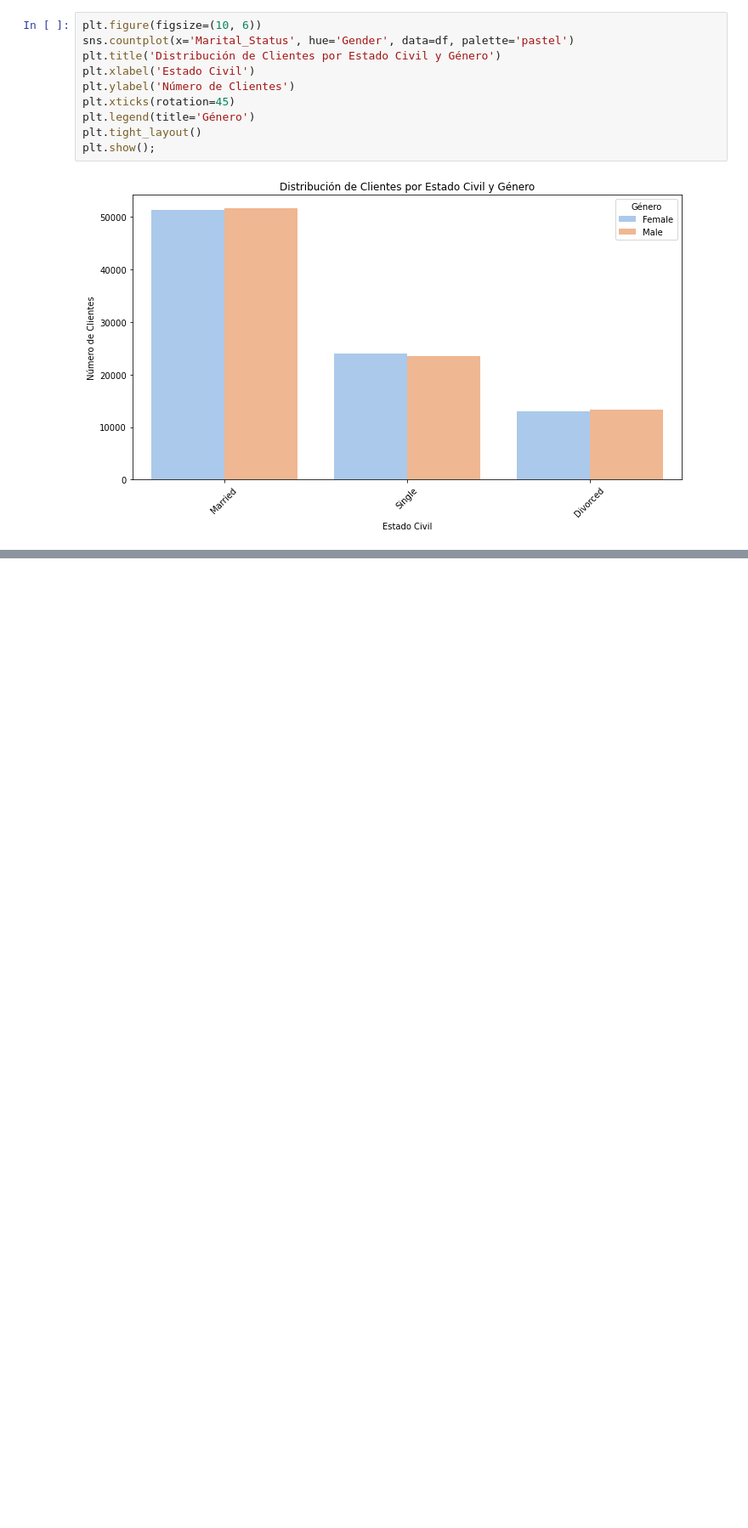
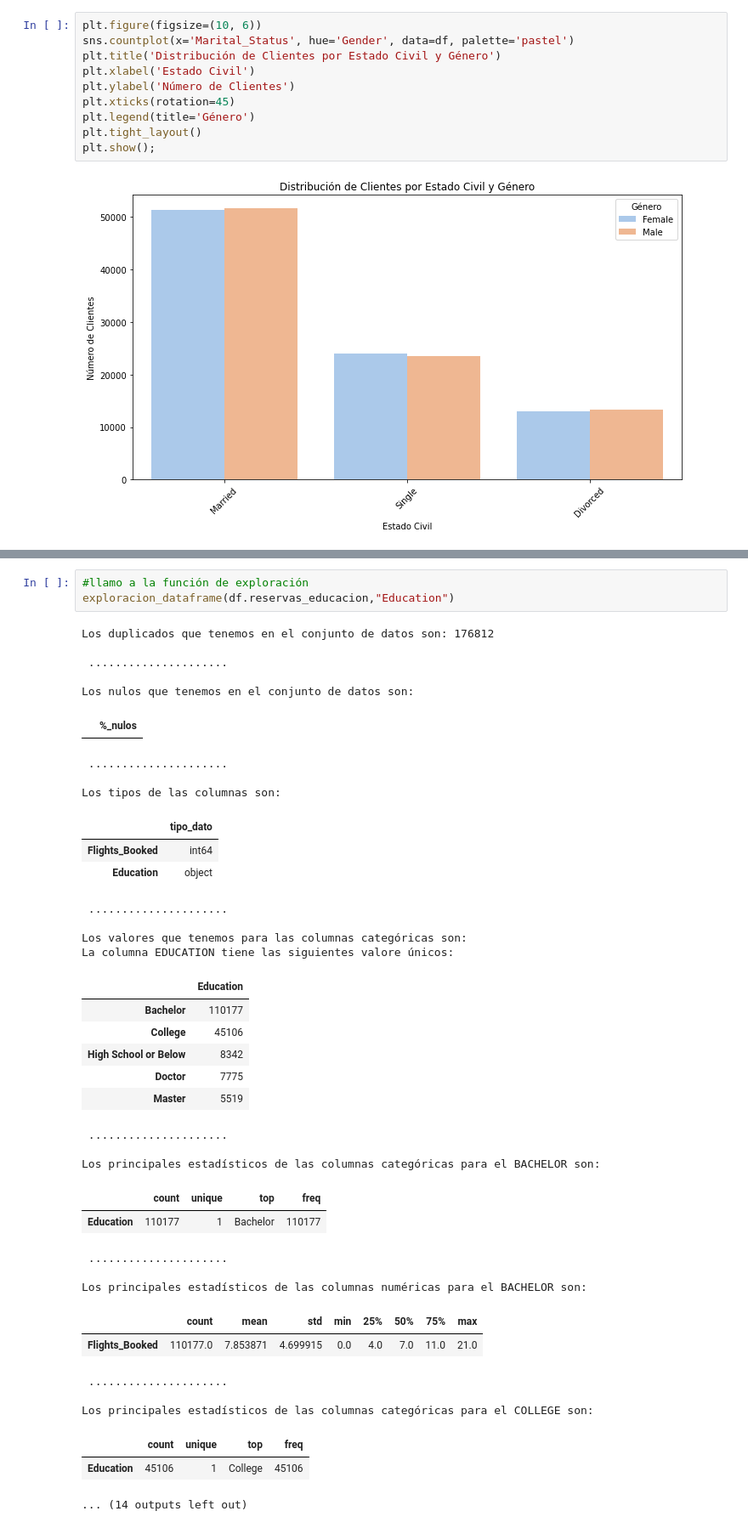
Before and after one commit to Adalab/bda-modulo-3-evaluacion-final-maitebarreravillarias, a Jupyter notebook: evaluacion_primera_version.ipynb, the cells around one changed output, grey strips where cells are left out. Shown at 85% size. Saved outputs shown, nothing was run; the diff lists cells and outputs as text; blank space fills up the shorter version.

```diff
--- a/evaluacion_primera_version.ipynb
+++ b/evaluacion_primera_version.ipynb
@@ -708,0 +789,42 @@ plt.show();
+# %%
+#llamo a la función de exploración
+exploracion_dataframe(df.reservas_educacion,"Education")
+# %% [output]
+Los duplicados que tenemos en el conjunto de datos son: 176812
+
+ .....................
+
+Los nulos que tenemos en el conjunto de datos son:
+|  | %_nulos |
+ .....................
+
+Los tipos de las columnas son:
+|  | tipo_dato |
+| Flights_Booked | int64 |
+| Education | object |
+ .....................
+
+Los valores que tenemos para las columnas categóricas son:
+La columna EDUCATION tiene las siguientes valore únicos:
+|  | Education |
+| Bachelor | 110177 |
+| College | 45106 |
+| High School or Below | 8342 |
+| Doctor | 7775 |
+| Master | 5519 |
+ .....................
+
+Los principales estadísticos de las columnas categóricas para el BACHELOR son:
+|  | count | unique | top | freq |
+| Education | 110177 | 1 | Bachelor | 110177 |
+ .....................
+
+Los principales estadísticos de las columnas numéricas para el BACHELOR son:
+|  | count | mean | std | min | 25% | 50% | 75% | max |
+| Flights_Booked | 110177.0 | 7.853871 | 4.699915 | 0.0 | 4.0 | 7.0 | 11.0 | 21.0 |
+ .....................
+
+Los principales estadísticos de las columnas categóricas para el COLLEGE son:
+|  | count | unique | top | freq |
+| Education | 45106 | 1 | College | 45106 |
+... (14 outputs left out)
```
Also changed, not shown: parts of 18 cells of this notebook.
